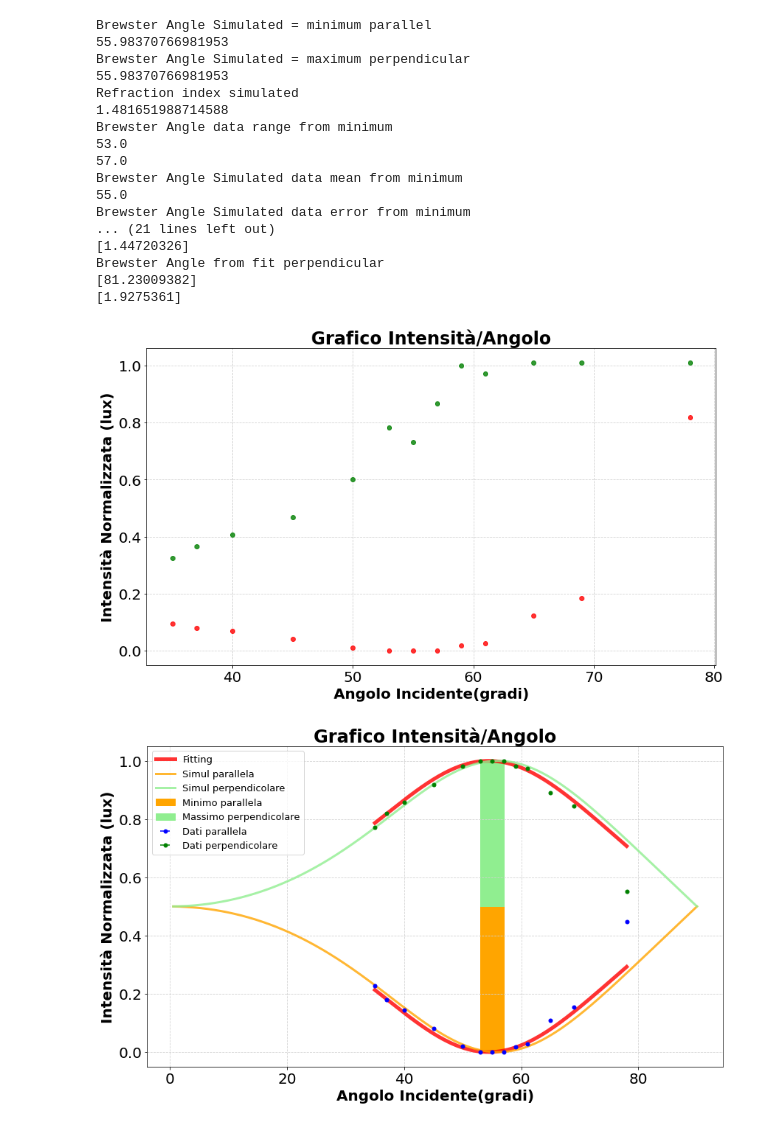
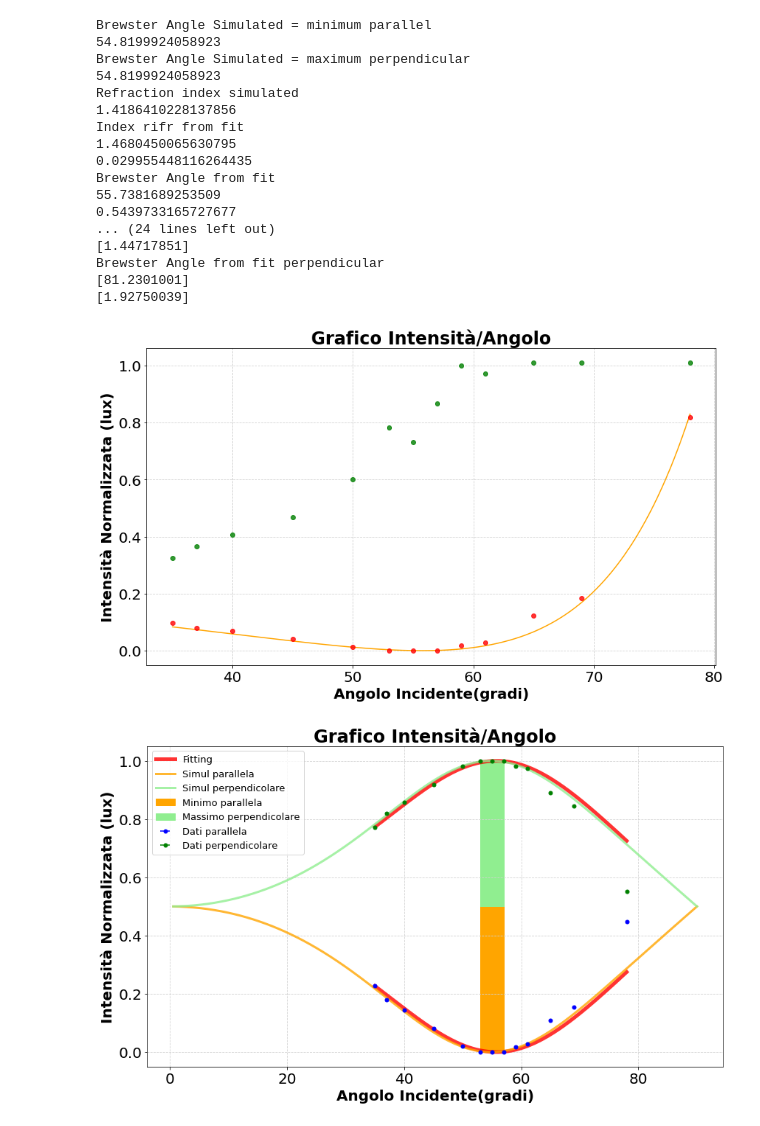
Before and after one commit to alessandramontalbano/Ottica_Brewster_Angle, a Jupyter notebook: code/Simulazione fit_Brewster_Angle.ipynb, the cells around one changed output. Saved outputs shown, nothing was run; the diff lists cells and outputs as text; code cells hidden in the pictures.

```diff
--- a/code/Simulazione fit_Brewster_Angle.ipynb
+++ b/code/Simulazione fit_Brewster_Angle.ipynb
@@ -198,8 +198,7 @@ import matplotlib.pyplot as plt
 import scipy.optimize
 
 #indice di rifrazione simulato
-n = 1.4825609685127403
-
+n = 1.42
 #Brewster angle simulato
 theta = 56.34177390487406
 
@@ -209,6 +208,8 @@ def simulationPerpendicular(thetai, thetat):
   return (np.sin(thetai-thetat)**2/np.sin(thetai+thetat)**2)
 def fitting(thetai, indexrifr):
   return (np.tan(thetai-np.arcsin(np.sin(thetai)/indexrifr))**2/np.tan(thetai+np.arcsin(np.sin(thetai)/indexrifr))**2)
+def fitting1(thetai, indexrifr, I0):
+  return I0*(np.tan(thetai-np.arcsin(np.sin(thetai)/indexrifr))**2/np.tan(thetai+np.arcsin(np.sin(thetai)/indexrifr))**2)
 def fittingPerpendicular(thetai, indexrifr):
   return (np.sin(thetai-np.arcsin(np.sin(thetai)/indexrifr))**2/np.sin(thetai+np.arcsin(np.sin(thetai)/indexrifr))**2)
 
@@ -251,6 +252,29 @@ Angle = 90-np.array([12,21,29,40,45,50,53,55,35,37,33,31,25])
 #Angle = np.array([46.,51.,56.,61.,66.,76.,41.,36.,31.,26.,21.,58.5,53.5])
 Angle = Angle/180*np.pi
 
+#fitting
+
+popt, pcov = scipy.optimize.curve_fit(fitting1, Angle, Idata1, p0 = np.array([n,100]))
+indexrifr_err,I0_err = np.sqrt(np.diag(pcov))
+indexrifr,I0 = popt
+
+#print fitting result
+print('Index rifr from fit')
+print(indexrifr)
+print(indexrifr_err)
+print('Brewster Angle from fit')
+print(np.arctan(indexrifr)*180/np.pi)
+print(1/(1+indexrifr**2)*indexrifr_err*180/np.pi)
+print('Index I0 from fit')
+print(I0)
+print(I0_err)
+
+x = np.linspace(np.min(Angle),np.max(Angle),1000)
+x1 = np.arcsin(np.sin(x)/indexrifr)
+Idatafit1 = Idatafit = simulation(x,x1)
+Idatafitperpendicular = simulationPerpendicular(x,x1)
+y = Idatafit/(Idatafit+Idatafitperpendicular)
+yperpendicular = Idatafitperpendicular/(Idatafit+Idatafitperpendicular)
 
 fig = plt.figure(figsize=(14,8))
 plt.rcParams.update({'font.size': 20})
@@ -261,6 +285,7 @@ plt.xlabel("Angolo Incidente(gradi)",fontweight="bold")
 plt.ylabel("Intensità Normalizzata (lux)",fontweight="bold")
 
 plt.grid(color='lightgray',linestyle="--",zorder=0)
+plt.plot(x*180/np.pi,Idatafit1*I0, color = 'orange')
 plt.errorbar(Angle*180/np.pi,Idata,color='red', label='Fitting',fmt='o', linewidth=5, alpha=0.8)
 plt.errorbar(Angle*180/np.pi,Idata2,color='green', label='Fitting',fmt='o', linewidth=5, alpha=0.8)
 
@@ -299,25 +324,6 @@ print('Refraction Index error from maximum')
 print(1/np.cos(BrewsterDataAngle/180*np.pi)*BrewsterDataAngleErr/180*np.pi)
 
 #fitting
-
-popt, pcov = scipy.optimize.curve_fit(fitting, Angle, Idata1, p0 = np.array([n]))
-indexrifr_err = np.sqrt(np.diag(pcov))
-indexrifr = popt
-
-#print fitting result
-print('Index rifr from fit')
-print(indexrifr)
-print(indexrifr_err)
-print('Brewster Angle from fit')
-print(np.arctan(indexrifr)*180/np.pi)
-print(1/(1+indexrifr**2)*indexrifr_err*180/np.pi)
-
-x = np.linspace(np.min(Angle),np.max(Angle),1000)
-x1 = np.arcsin(np.sin(x)/indexrifr)
-Idatafit = simulation(x,x1)
-Idatafitperpendicular = simulationPerpendicular(x,x1)
-y = Idatafit/(Idatafit+Idatafitperpendicular)
-yperpendicular = Idatafitperpendicular/(Idatafit+Idatafitperpendicular)
 
 
 popt, pcov = scipy.optimize.curve_fit(fittingPerpendicular, Angle, Idata12, p0 = np.array([n]))
@@ -347,45 +353,45 @@ plt.title("Grafico Intensità/Angolo",fontweight="bold")
 plt.xlabel("Angolo Incidente(gradi)",fontweight="bold")
 plt.ylabel("Intensità Normalizzata (lux)",fontweight="bold")
 
 plt.grid(color='lightgray',linestyle="--",zorder=0)
 plt.plot(x*180/np.pi,y,color='red', label='Fitting', linewidth=5, alpha=0.8)
 plt.plot(x*180/np.pi,yperpendicular,color='red', linewidth=5, alpha=0.8)
 
 #plt.plot(xPerp*180/np.pi,yPerp,color='darkred', label='Fitting Perp', linewidth=5, alpha=0.8)
 #plt.plot(xPerp*180/np.pi,yperpendicularPerp,color='darkred', linewidth=5, alpha=0.8)
 
 plt.plot(thetai*360/np.pi/2,Isimulated, zorder=5, color = "orange", label = "Simul parallela", linewidth=3, alpha=0.8)
 plt.plot(thetai*360/np.pi/2,Isimulated2, zorder=5, color = "lightgreen", label = "Simul perpendicolare", linewidth=3, alpha=0.8)
 
 plt.errorbar(Angle*360/np.pi/2,Idata,xerr=(0.5/180*np.pi), fmt='o', markersize = 5, zorder=5, color = "blue", label = "Dati parallela")
 plt.errorbar(Angle*360/np.pi/2,Idata2,xerr=(0.5/180*np.pi), fmt='o', markersize = 5, zorder=5, color = "green", label = "Dati perpendicolare")
 #plt.errorbar(thetai*360/np.pi/2,Itot, fmt='o', markersize = 5, zorder=5, color = "red", label = "Simulated set")
 #plt.axvspan(Angle[minimum[0]]*180/np.pi,Angle[minimum[1]]*180/np.pi, alpha=0.5,color='orange',label='Minimum')
 plt.fill_between(np.linspace(Angle[minimum[0]]*180/np.pi,Angle[minimum[1]]*180/np.pi,100),np.zeros(100),np.ones(100)*0.5,color='orange',label='Minimo parallela')
 plt.fill_between(np.linspace(Angle[maximum[0]]*180/np.pi,Angle[maximum[1]]*180/np.pi,100),np.ones(100),np.ones(100)*0.5,color='lightgreen',label='Massimo perpendicolare')
 #plt.plot(thetai*360/np.pi/2,Isimulated, color="red",zorder=1, label = "Simulated Curve")
 #plt.plot(IFit,xFit, color="orange",zorder=1, label = "Simulated Fit")
 plt.legend(loc="upper left",prop={'size': 13})
 plt.grid(color='lightgray',linestyle="--",zorder=0)
 plt.show()
 #fig.savefig(f'GraficoMIParte1.pdf',dpi = 300)
 # %% [output]
 Brewster Angle Simulated = minimum parallel
-55.98370766981953
+54.8199924058923
 Brewster Angle Simulated = maximum perpendicular
-55.98370766981953
+54.8199924058923
 Refraction index simulated
-1.481651988714588
-Brewster Angle data range from minimum
-53.0
-57.0
-Brewster Angle Simulated data mean from minimum
-55.0
-Brewster Angle Simulated data error from minimum
-... (21 lines left out)
-[1.44720326]
+1.4186410228137856
+Index rifr from fit
+1.4680450065630795
+0.029955448116264435
+Brewster Angle from fit
+55.7381689253509
+0.5439733165727677
+... (24 lines left out)
+[1.44717851]
 Brewster Angle from fit perpendicular
-[81.23009382]
-[1.9275361]
+[81.2301001]
+[1.92750039]
-[figure, old version]
+[figure, new version]
-[figure, old version]
+[figure, new version]
```
Also changed, not shown: parts of 1 cell of this notebook.
